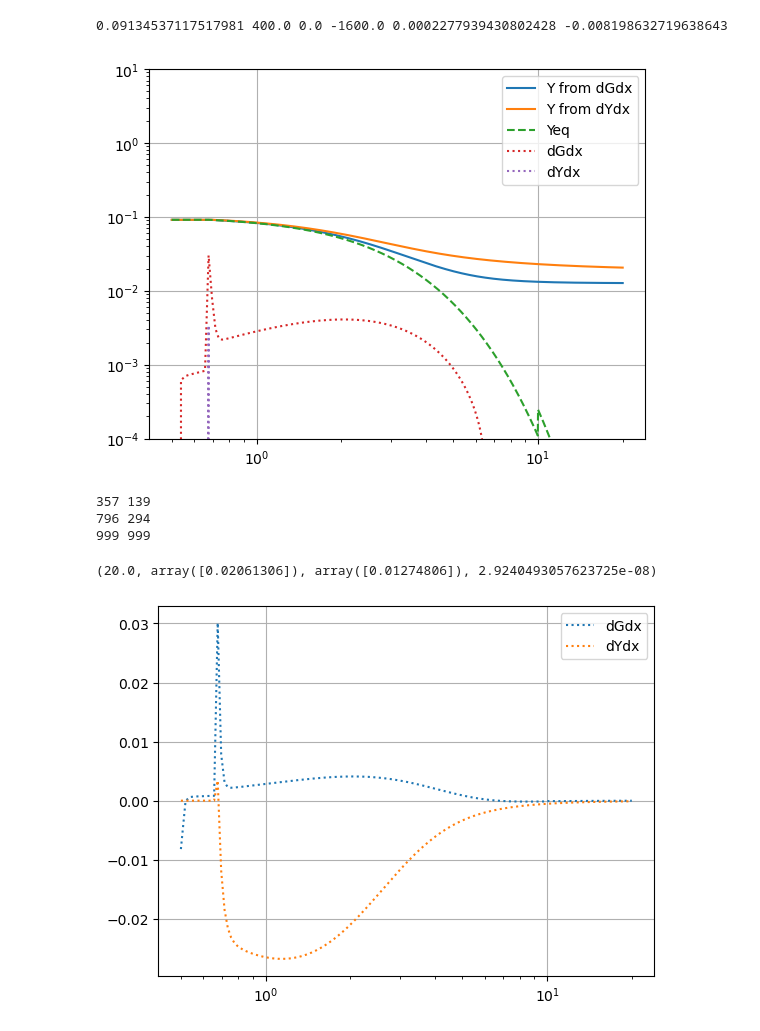
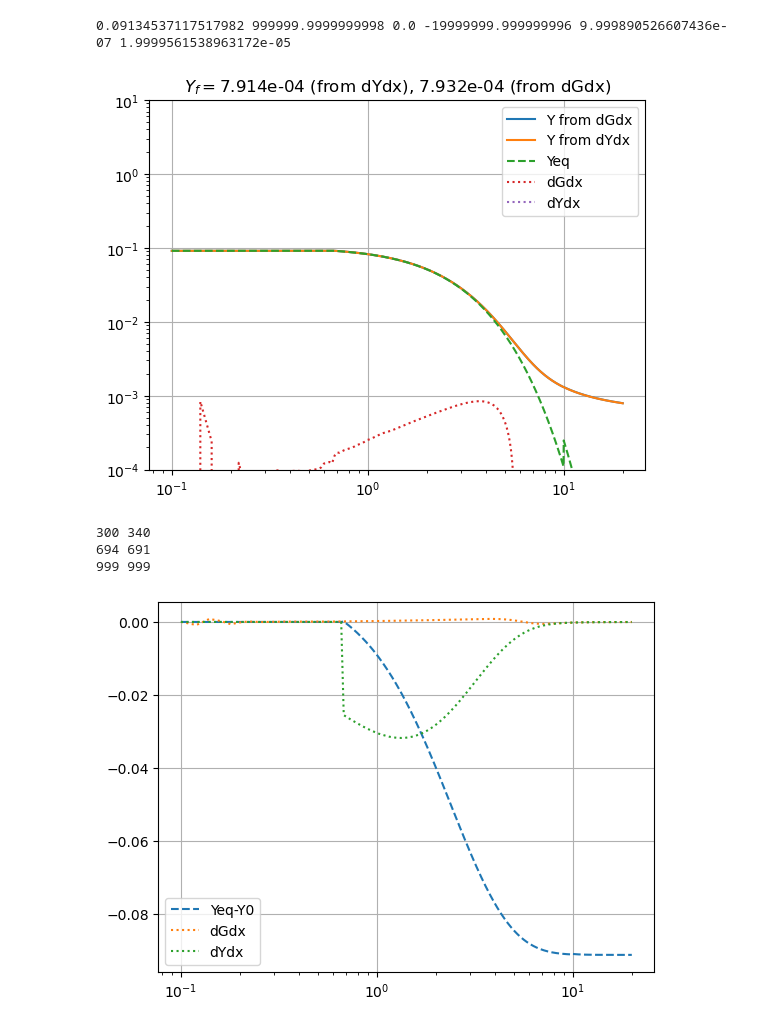
Before and after one commit to gabrielaalevi/DarkCalc, a Jupyter notebook: testNewEqs.ipynb, the cells around one changed output. Drawn from its saved outputs; the diff is of its cells as text; code cells hidden in the pictures.

```diff
--- a/testNewEqs.ipynb
+++ b/testNewEqs.ipynb
@@ -29,7 +29,7 @@ def Yeq(x):
     g_star = 1.0 #g_* is the number of relativistic degrees of freedom
     s = 1/x**3 #entropy density
     if (m/T)>10: #non-relativistic regime
-        Y_eq = (45/(4 * np.pi**4)) * (abs(g)/g_star) * (m/T)**(1.5) * np.sqrt(np.pi/2) * np.exp(-m/T) * (1 + (15/(8 * (m/T))) + 105/(128 * (m/T)**2) - (315/(1024 * (m/T)**3) )) #(abs(g) * (m * T/ (2 * np.pi))**(3/2) * np.exp(-m/T))/s
+        Y_eq = (45/(4 * np.pi**4)) * (abs(g)/g_star) * (m/T)**(1.5) * np.sqrt(np.pi/2) * np.exp(-m/T) * (1 + (15/(8 * (m/T))) + 105/(128 * (m/T)**2) - (315/(1024 * (m/T)**3)) + (10395./(32768.*(m/T)**4)) - (135135./(262144*(m/T)**5)) + (4729725./(4194304*(m/T)**6)) ) #(abs(g) * (m * T/ (2 * np.pi))**(3/2) * np.exp(-m/T))/s
     elif (m/T)>(2./3.): #semi-relativistic regime
         Y_eq = ((abs(g)/(2 * np.pi**2)) * ( T * m**2)* kn(2, m/T)/s) #(45 * abs(g) * (m/T)**2 * kn(2,(m/T)))/(4 * np.pi**4 * g_star)
     elif (m/T)<=(2/3): #relativistic regime
@@ -39,7 +39,8 @@ def Yeq(x):
             Y_eq = ((zeta(3)/np.pi**2) * abs(g) * (T)**3)/s
     return Y_eq
 
-def F(x,l=10.0):
+
+def F(x,l=100.0):
 
     return l**2/x**2
 
@@ -53,47 +54,45 @@ def dFdx(x):
     return (-2/x**3)*F(1)
 
 def YtoG(Y,x):
+    yeq = Yeq(x)
     f = F(x)
-    t1 = f/(1+f)
-    return Y - Yeq(x)*t1
+    fy = f*yeq
+    t1 = fy/(1+fy)
+    return Y - yeq*t1
 
 def GtoY(G,x):
+    yeq = Yeq(x)
     f = F(x)
-    return G + Yeq(x)*(1-1/(1+f))
+    fy = f*yeq
+    return G + yeq*(1-1/(1+fy))
 
 def dYdx(Y,x):
 
     f = F(x)
 
     return f*(Yeq(x)**2 - Y**2)
-
-
-def Y_app(xfout,l=10.0):
-    Yf = xfout/l**2
-    return Yf
 # %%
 def dGdx(G,x):
 
     f = F(x)
     yeq = Yeq(x)
+    fy = f*yeq
     fg = f*G
 
-    t0 = 1/(1+f)
-    # t1 = f*t0
-    # t12 = f*t0**2
-    # d = -fg*G -2*fg*yeq + 2*t1*G*yeq + (2*t1-t12)*yeq**2 - t0**2*yeq*dFdx(x) - dYeqdx(x)*(t0-1)
+    t0 = 1/(1+fy)
 
-    d = -fg**2 - 2*fg*yeq - dYeqdx(x) + 2*fg*yeq*t0 + 2*F(x)*yeq**2*t0 + dYeqdx(x)*t0 - F(x)*yeq**2*t0**2 - F(x)*yeq*dYeqdx(x)*t0**2 - yeq**2*dFdx(x)*t0**2
+    d = -fg*G - 2*fy**2*G*t0 + yeq*fy*(1+2*fy)*t0**2 - dFdx(x)*(yeq*t0)**2 + dYeqdx(x)*(t0**2-1)
+
     return d
 # %%
-x0 = 0.5
+x0 = 0.1
 Y0 = Yeq(x0)
 G0 = YtoG(Y0,x0)
 xvals = np.linspace(x0,20.,1000)
 
 print(Yeq(x0),F(x0),dYeqdx(x0),dFdx(x0),G0,dGdx(G0,x0))
 # %% [output]
-0.09134537117517981 400.0 0.0 -1600.0 0.0002277939430802428 -0.008198632719638643
+0.09134537117517982 999999.9999999998 0.0 -19999999.999999996 9.999890526607436e-07 1.9999561538963172e-05
 # %%
 G_sol,gDict = odeint(dGdx,G0,xvals,full_output=True)
 Y_sol0,yDict = odeint(dYdx,Y0,xvals,full_output=True)
@@ -105,35 +104,32 @@ dYdx_sol = [dYdx(Y,x) for Y,x in zip(Y_sol0,xvals)]
 # %%
 plt.plot(xvals,Y_sol,label='Y from dGdx')
 plt.plot(xvals,Y_sol0,label='Y from dYdx')
 plt.plot(xvals,Y_eq,linestyle='dashed',label='Yeq')
 plt.plot(xvals,dGdx_sol,linestyle='dotted',label='dGdx')
 plt.plot(xvals,dYdx_sol,linestyle='dotted',label='dYdx')
 
 plt.legend()
 plt.yscale('log')
 plt.xscale('log')
 # plt.ylim(1e-10,1e-1)
 plt.ylim(1e-4,10)
 plt.grid()
+plt.title(r'$Y_{f} = $%1.3e (from dYdx), %1.3e (from dGdx)' %(Y_sol0[-1][0],Y_sol[-1][0]))
 plt.show()
 # %% [output]
-[figure, old version]
+[figure, new version]
 # %%
 print(gDict['nst'].max(),yDict['nst'].max())
 print(gDict['nfe'].max(),yDict['nfe'].max())
 print(len(gDict['nst']),len(yDict['nst']))
 # %% [output]
-357 139
-796 294
+300 340
+694 691
 999 999
-# %%
-xvals[-1],Y_sol0[-1],Y_sol[-1],Yeq(xvals[-1])
-# %% [output]
-(20.0, array([0.02061306]), array([0.01274806]), 2.9240493057623725e-08)
 # %%
 # plt.plot(xvals,Y_sol,label='Y from dGdx')
 # plt.plot(xvals,Y_sol0,label='Y from dYdx')
-# plt.plot(xvals,Y_eq,linestyle='dashed',label='Yeq')
+plt.plot(xvals,Y_eq-Yeq(x0),linestyle='dashed',label='Yeq-Y0')
 plt.plot(xvals,dGdx_sol,linestyle='dotted',label='dGdx')
 plt.plot(xvals,dYdx_sol,linestyle='dotted',label='dYdx')
 
@@ -142,7 +138,8 @@ plt.legend()
 plt.xscale('log')
 # plt.ylim(1e-10,1e-1)
 # plt.ylim(1e-4,10)
+# plt.ylim(-0.05,0.05)
 plt.grid()
 plt.show()
 # %% [output]
-[figure, old version]
+[figure, new version]
```
Also changed, not shown: parts of 2 cells of this notebook, 1 other file.
